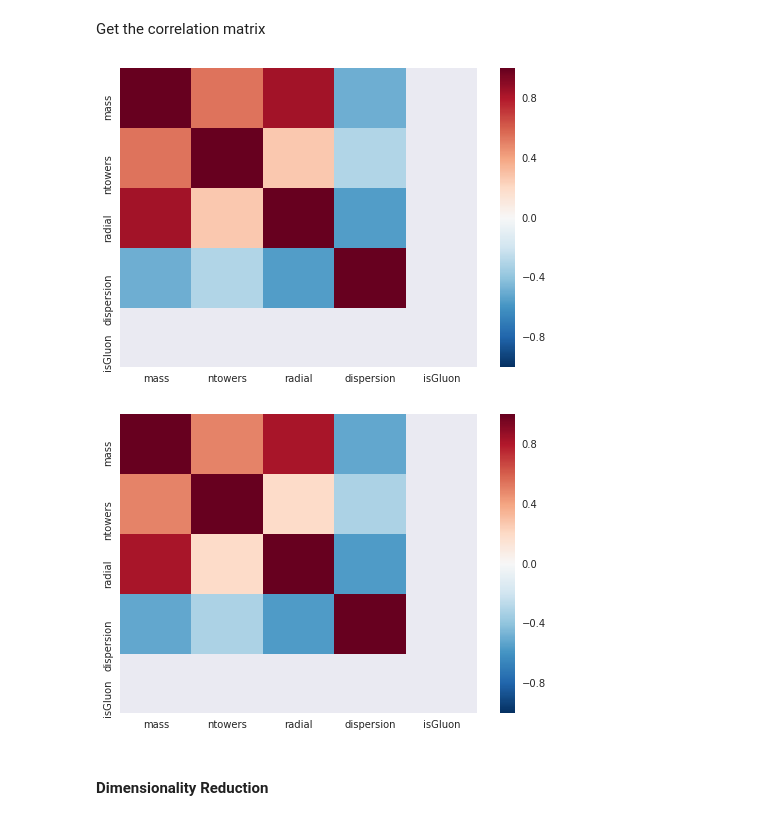
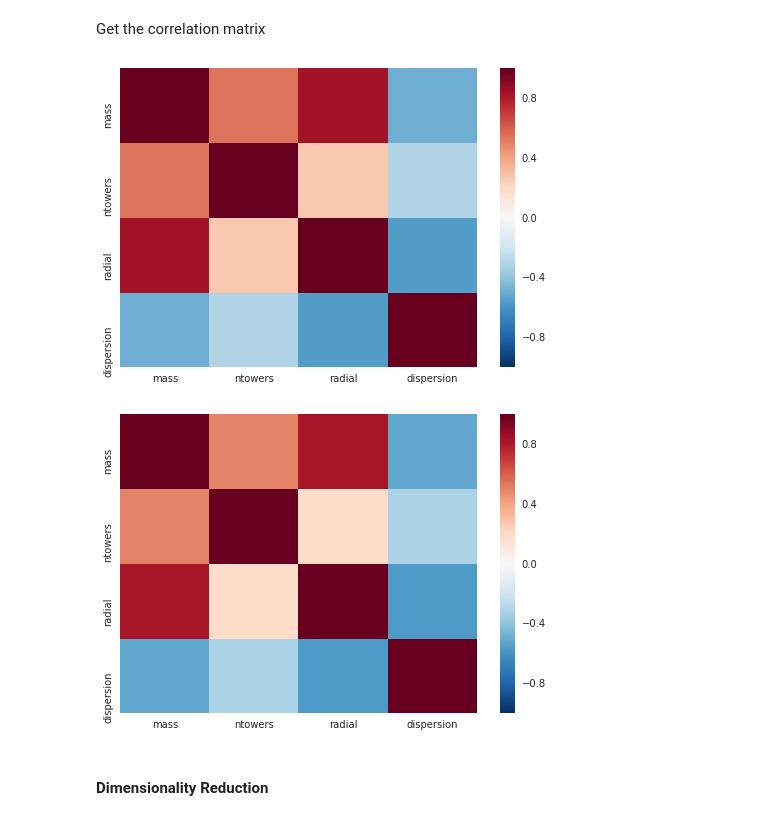
Before and after one commit to cbeiraod/LIPDataScienceSchool_2018, a Jupyter notebook: EDA.ipynb, the cells around one changed output. Saved outputs shown, nothing was run; the diff lists cells and outputs as text; code cells hidden in the pictures.

```diff
--- a/EDA.ipynb
+++ b/EDA.ipynb
@@ -240,21 +240,21 @@ plt.show()
 # %% [markdown]
 Get the correlation matrix
 # %%
-corrQuarks = dfQuarks.corr()
+corrQuarks = dfQuarks.drop('isGluon',axis=1).corr()
 sns.heatmap(corrQuarks,
             xticklabels=corrQuarks.columns.values,
             yticklabels=corrQuarks.columns.values)
 sns.plt.show()
 # %% [output]
-[figure, old version]
+[figure, new version]
 # %%
-corrGluons = dfGluons.corr()
+corrGluons = dfGluons.drop('isGluon',axis=1).corr()
 sns.heatmap(corrGluons,
             xticklabels=corrGluons.columns.values,
             yticklabels=corrGluons.columns.values)
 sns.plt.show()
 # %% [output]
-[figure, old version]
+[figure, new version]
 # %% [markdown]
 #### Dimensionality Reduction
 # %% [markdown]
```
Also changed, not shown: parts of 2 cells of this notebook.
